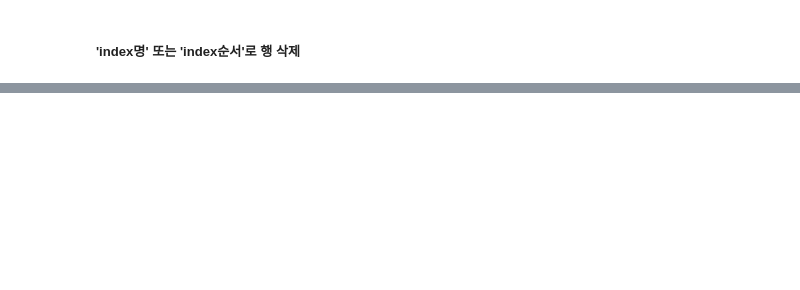
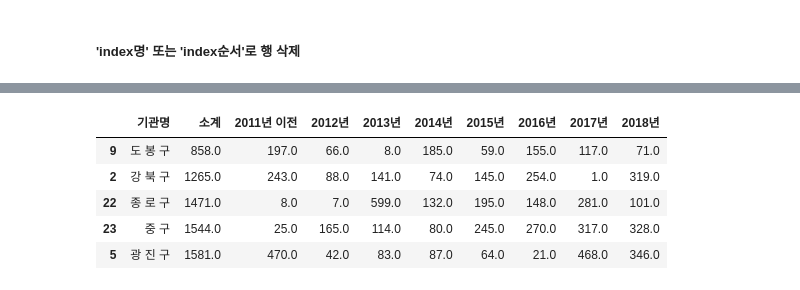
Before and after one commit to jinkyukim-me/python_data_science, a Jupyter notebook: cctv_in_seoul.ipynb, the cells around one changed output, grey strips where cells are left out. Drawn from its saved outputs; the diff is of its cells as text; code cells hidden in the pictures; blank space fills up the shorter version.

```diff
--- a/cctv_in_seoul.ipynb
+++ b/cctv_in_seoul.ipynb
@@ -878,0 +922,9 @@ df_ignore.dtypes
+# %%
+cctv_seoul.sort_values(by='소계', ascending=True).head()
+# %% [output]
+|  | 기관명 | 소계 | 2011년 이전 | 2012년 | 2013년 | 2014년 | 2015년 | 2016년 | 2017년 | 2018년 |
+| 9 | 도 봉 구 | 858.0 | 197.0 | 66.0 | 8.0 | 185.0 | 59.0 | 155.0 | 117.0 | 71.0 |
+| 2 | 강 북 구 | 1265.0 | 243.0 | 88.0 | 141.0 | 74.0 | 145.0 | 254.0 | 1.0 | 319.0 |
+| 22 | 종 로 구 | 1471.0 | 8.0 | 7.0 | 599.0 | 132.0 | 195.0 | 148.0 | 281.0 | 101.0 |
+| 23 | 중 구 | 1544.0 | 25.0 | 165.0 | 114.0 | 80.0 | 245.0 | 270.0 | 317.0 | 328.0 |
+| 5 | 광 진 구 | 1581.0 | 470.0 | 42.0 | 83.0 | 87.0 | 64.0 | 21.0 | 468.0 | 346.0 |
```
Also changed, not shown: parts of 122 cells of this notebook, 1 other file.
